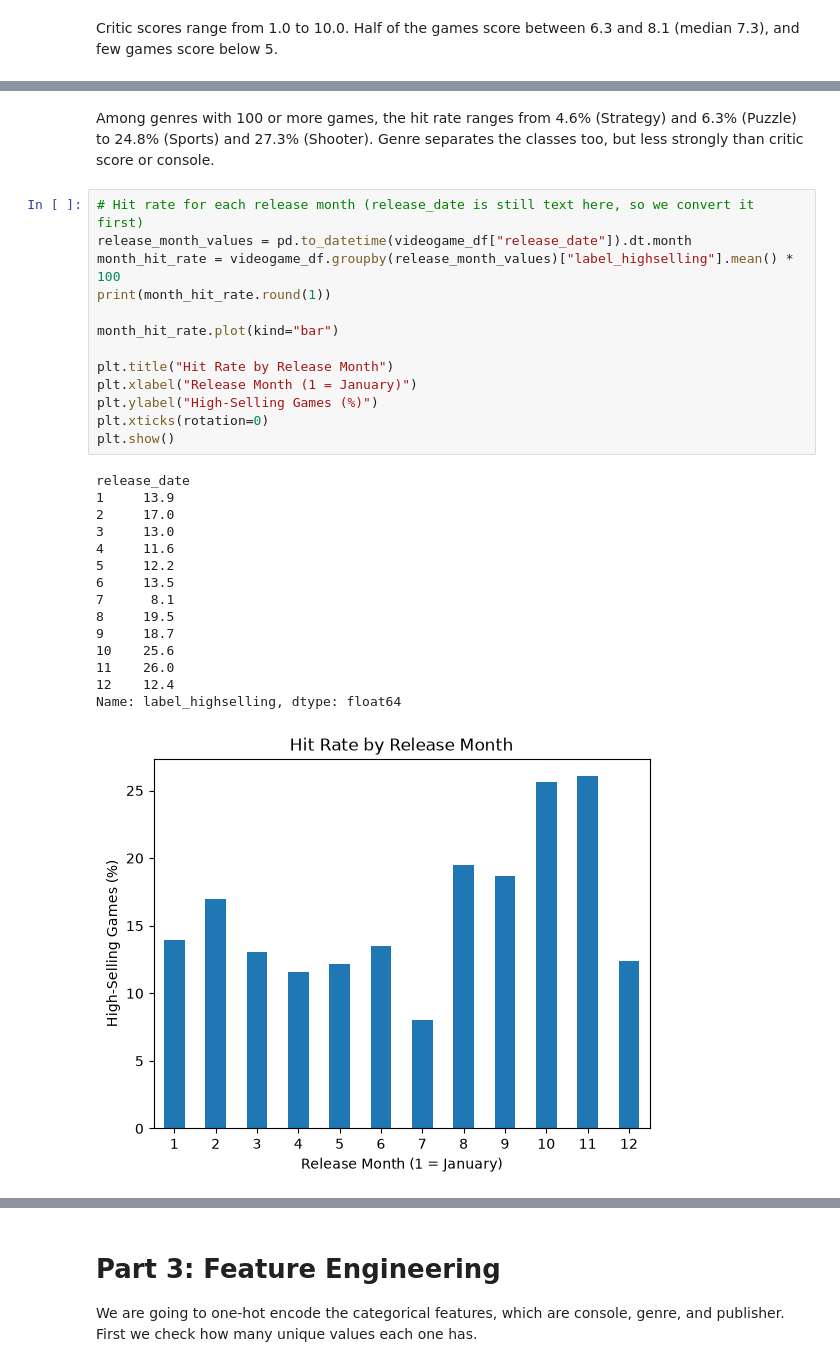
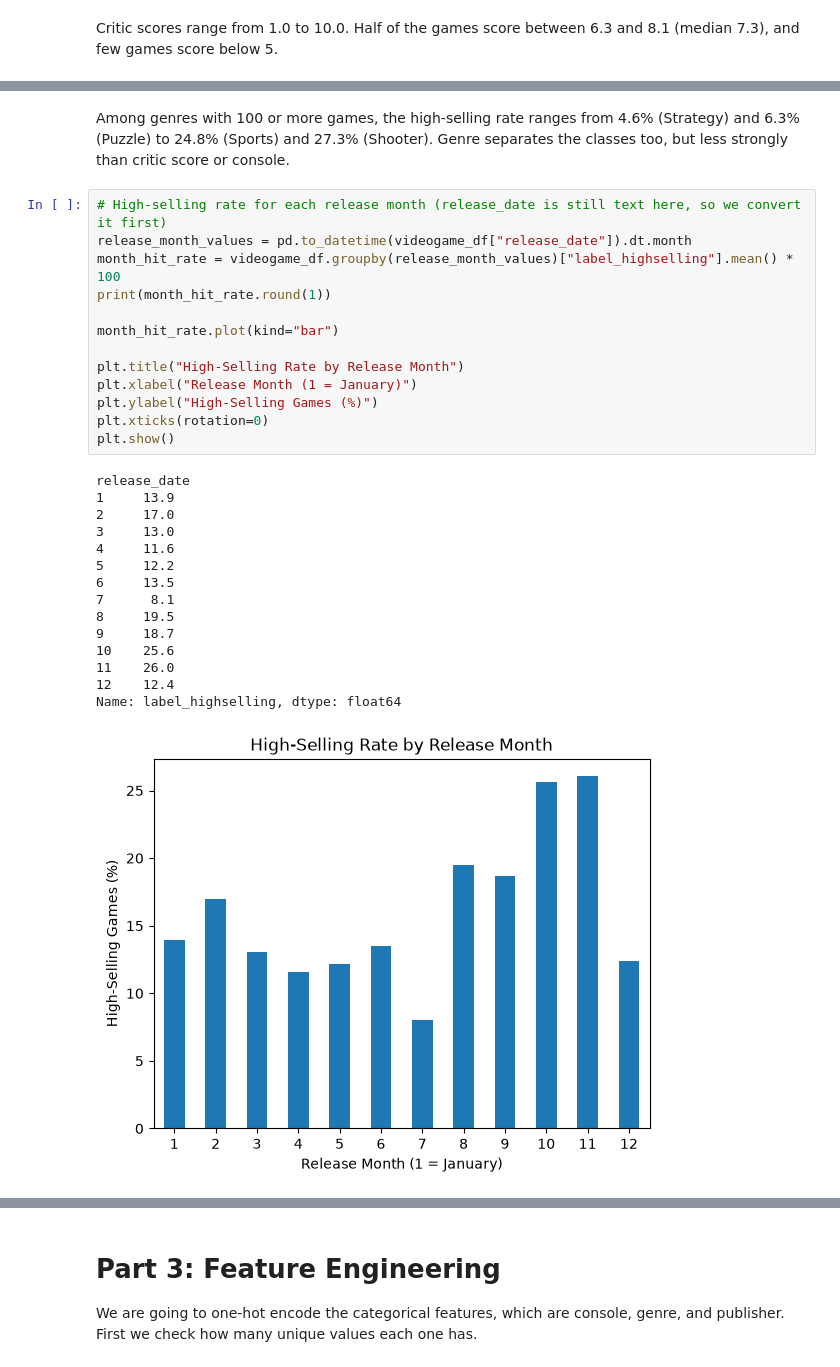
Before and after one commit to CarlosOlvera05/ML-Course-Project, a Jupyter notebook: MLProject(NEW).ipynb, the cells around one changed output, grey strips where cells are left out. Saved outputs shown, nothing was run; the diff lists cells and outputs as text.

```diff
--- a/MLProject(NEW).ipynb
+++ b/MLProject(NEW).ipynb
@@ -486,32 +461,32 @@ Name: label_highselling, dtype: float64
 # %% [markdown]
-Among genres with 100 or more games, the hit rate ranges from 4.6% (Strategy) and 6.3% (Puzzle) to 24.8% (Sports) and 27.3% (Shooter). Genre separates the classes too, but less strongly than critic score or console.
+Among genres with 100 or more games, the high-selling rate ranges from 4.6% (Strategy) and 6.3% (Puzzle) to 24.8% (Sports) and 27.3% (Shooter). Genre separates the classes too, but less strongly than critic score or console.
 # %%
-# Hit rate for each release month (release_date is still text here, so we convert it first)
+# High-selling rate for each release month (release_date is still text here, so we convert it first)
 release_month_values = pd.to_datetime(videogame_df["release_date"]).dt.month
 month_hit_rate = videogame_df.groupby(release_month_values)["label_highselling"].mean() * 100
 print(month_hit_rate.round(1))
 
 month_hit_rate.plot(kind="bar")
 
-plt.title("Hit Rate by Release Month")
+plt.title("High-Selling Rate by Release Month")
 plt.xlabel("Release Month (1 = January)")
 plt.ylabel("High-Selling Games (%)")
 plt.xticks(rotation=0)
 plt.show()
 # %% [output]
 release_date
 1     13.9
 2     17.0
 3     13.0
 4     11.6
 5     12.2
 6     13.5
 7      8.1
 8     19.5
 9     18.7
 10    25.6
 11    26.0
 12    12.4
 Name: label_highselling, dtype: float64
-[figure, old version]
+[figure, new version]
 # %% [markdown]
```
Also changed, not shown: parts of 92 cells of this notebook, 1 other file.
